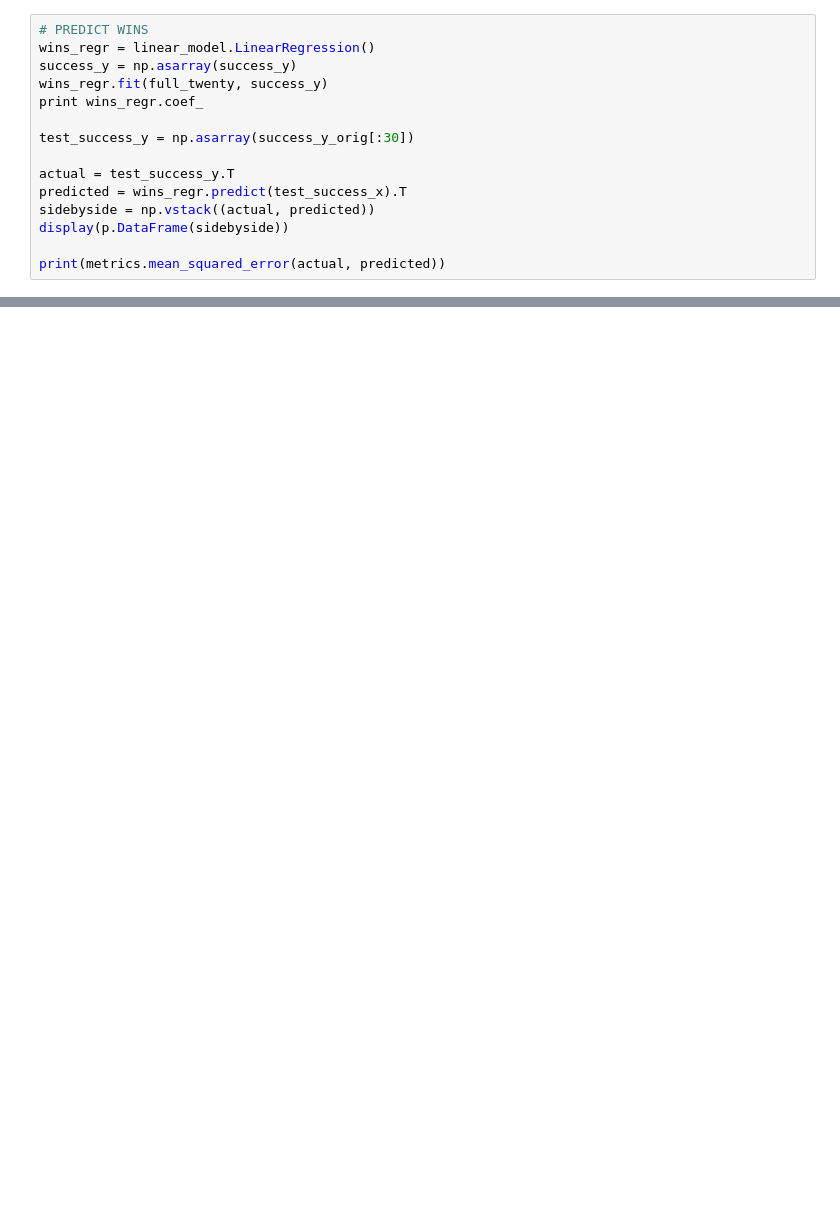
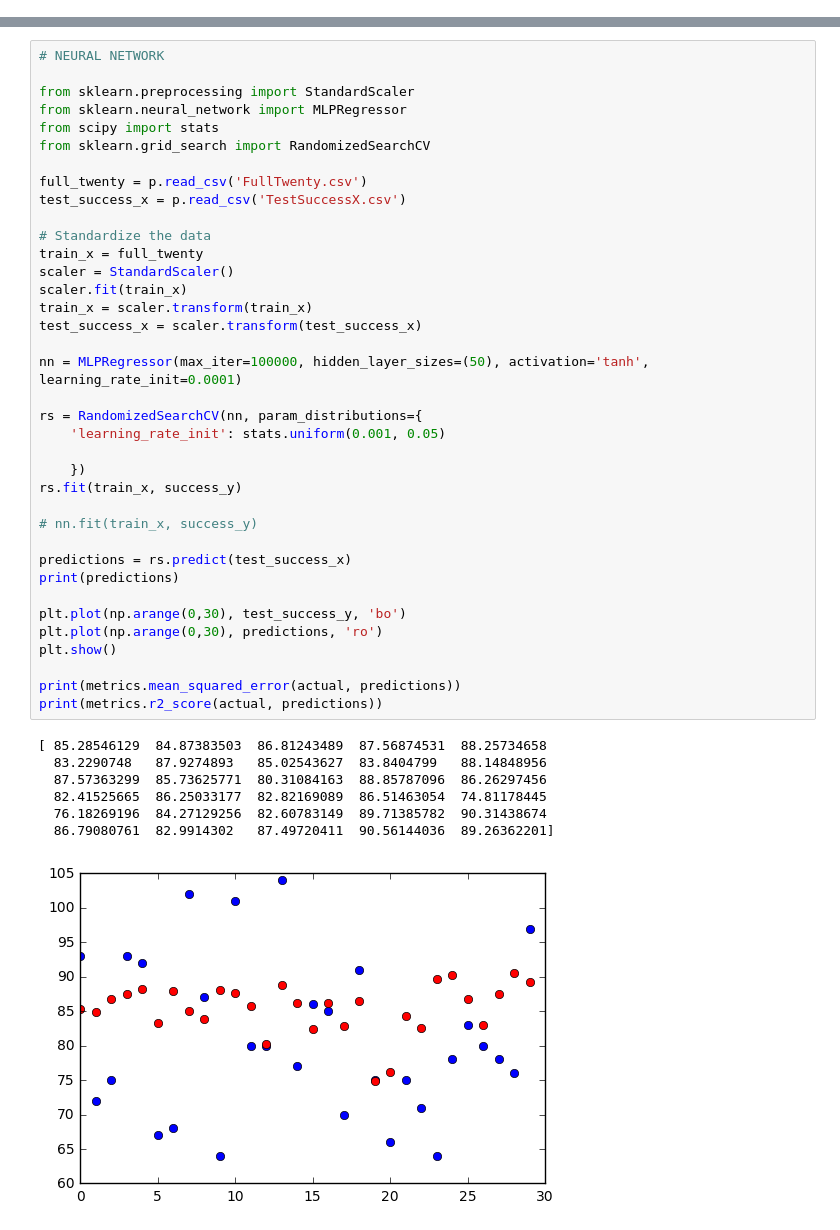
Before and after one commit to carterkrem/221Project, a Jupyter notebook: moneyball.ipynb, the cells around one changed output, grey strips where cells are left out. Drawn from its saved outputs; the diff is of its cells as text; blank space fills up the shorter version.

```diff
--- a/moneyball.ipynb
+++ b/moneyball.ipynb
@@ -245,15 +211,0 @@ success_y = success_y_orig[30:]
-# %%
-# PREDICT WINS
-wins_regr = linear_model.LinearRegression()
-success_y = np.asarray(success_y)
-wins_regr.fit(full_twenty, success_y)
-print wins_regr.coef_
-
-test_success_y = np.asarray(success_y_orig[:30])
-
-actual = test_success_y.T
-predicted = wins_regr.predict(test_success_x).T
-sidebyside = np.vstack((actual, predicted))
-display(p.DataFrame(sidebyside))
-
-print(metrics.mean_squared_error(actual, predicted))
@@ -298,0 +267,45 @@ print(metrics.explained_variance_score(actual, predictions))
+# %%
+# NEURAL NETWORK
+
+from sklearn.preprocessing import StandardScaler
+from sklearn.neural_network import MLPRegressor
+from scipy import stats
+from sklearn.grid_search import RandomizedSearchCV
+
+full_twenty = p.read_csv('FullTwenty.csv')
+test_success_x = p.read_csv('TestSuccessX.csv')
+
+# Standardize the data
+train_x = full_twenty
+scaler = StandardScaler()
+scaler.fit(train_x)
+train_x = scaler.transform(train_x)
+test_success_x = scaler.transform(test_success_x)
+
+nn = MLPRegressor(max_iter=100000, hidden_layer_sizes=(50), activation='tanh', learning_rate_init=0.0001)
+
+rs = RandomizedSearchCV(nn, param_distributions={
+    'learning_rate_init': stats.uniform(0.001, 0.05)
+
+    })
+rs.fit(train_x, success_y)
+
+# nn.fit(train_x, success_y)
+
+predictions = rs.predict(test_success_x)
+print(predictions)
+
+plt.plot(np.arange(0,30), test_success_y, 'bo')
+plt.plot(np.arange(0,30), predictions, 'ro')
+plt.show()
+
+print(metrics.mean_squared_error(actual, predictions))
+print(metrics.r2_score(actual, predictions))
+# %% [output]
+[ 85.28546129  84.87383503  86.81243489  87.56874531  88.25734658
+  83.2290748   87.9274893   85.02543627  83.8404799   88.14848956
+  87.57363299  85.73625771  80.31084163  88.85787096  86.26297456
+  82.41525665  86.25033177  82.82169089  86.51463054  74.81178445
+  76.18269196  84.27129256  82.60783149  89.71385782  90.31438674
+  86.79080761  82.9914302   87.49720411  90.56144036  89.26362201]
+[figure, added]
```
Also changed, not shown: parts of 15 cells of this notebook.
